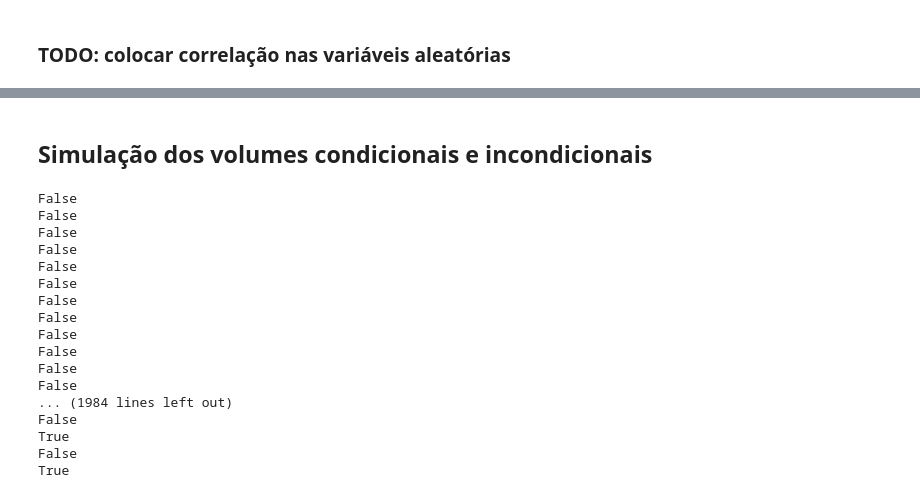
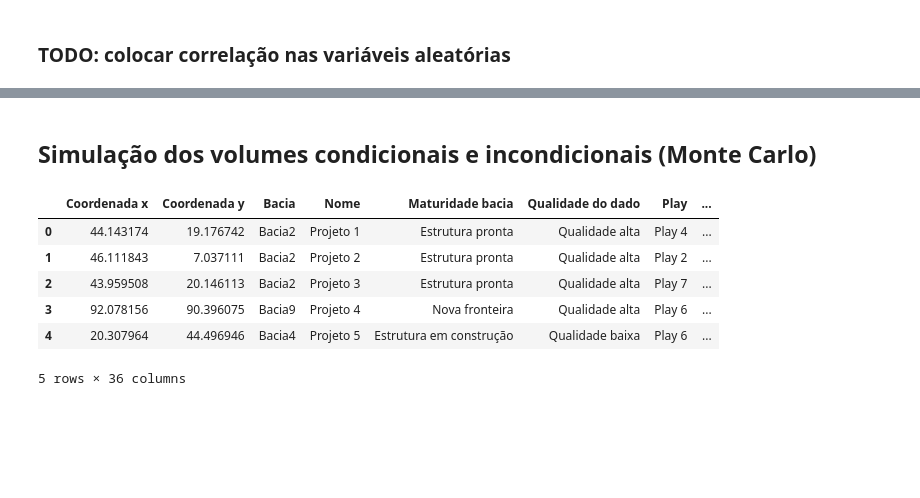
Before and after one commit to joaoweissmann/DRSP-B, a Jupyter notebook: synthetic_instance_generator.ipynb, the cells around one changed output, grey strips where cells are left out. Saved outputs shown, nothing was run; the diff lists cells and outputs as text; code cells hidden in the pictures; blank space fills up the shorter version.

Commit message:
add Monte Carlo simulation and economic metrics

```diff
--- a/synthetic_instance_generator.ipynb
+++ b/synthetic_instance_generator.ipynb
@@ -446,44 +457,4 @@ list(projetos.keys())
  'retenção',
  'PS HC']
 # %% [markdown]
-## Simulação dos volumes condicionais e incondicionais
+## Simulação dos volumes condicionais e incondicionais (Monte Carlo)
-# %%
-iteracoes = 100
-
-for k in range(n_projetos):
-
-    projetos['volume condicional'] = []
-    projetos['média condicional'] = []
-    projetos['volume incondicional'] = []
-    projetos['média incondicional'] = []
-
-    volume_condicional = []
-    volume_incondicional = []
-
-    for i in range(iteracoes):
-
-        # sortear se é uma descoberta
-        descoberta = stats.uniform(0, 1).rvs(1)[0] < projetos['PS HC'][k]
-
-        # se for descoberta, sortear o flúido principal
-
-
-        # dado o flúido principal, calcular volumes
-# %% [output]
-False
-False
-False
-False
-False
-False
-False
-False
-False
-False
-False
-False
-... (1984 lines left out)
-False
-True
-False
-True
@@ -489,0 +533,12 @@ True
+# %%
+proj_df = pd.DataFrame(projetos)
+# %%
+proj_df.head()
+# %% [output]
+|  | Coordenada x | Coordenada y | Bacia | Nome | Maturidade bacia | Qualidade do dado | Play | ... |
+| 0 | 44.143174 | 19.176742 | Bacia2 | Projeto 1 | Estrutura pronta | Qualidade alta | Play 4 | ... |
+| 1 | 46.111843 | 7.037111 | Bacia2 | Projeto 2 | Estrutura pronta | Qualidade alta | Play 2 | ... |
+| 2 | 43.959508 | 20.146113 | Bacia2 | Projeto 3 | Estrutura pronta | Qualidade alta | Play 7 | ... |
+| 3 | 92.078156 | 90.396075 | Bacia9 | Projeto 4 | Nova fronteira | Qualidade alta | Play 6 | ... |
+| 4 | 20.307964 | 44.496946 | Bacia4 | Projeto 5 | Estrutura em construção | Qualidade baixa | Play 6 | ... |
+5 rows × 36 columns
```
Also changed, not shown: parts of 38 cells of this notebook.
